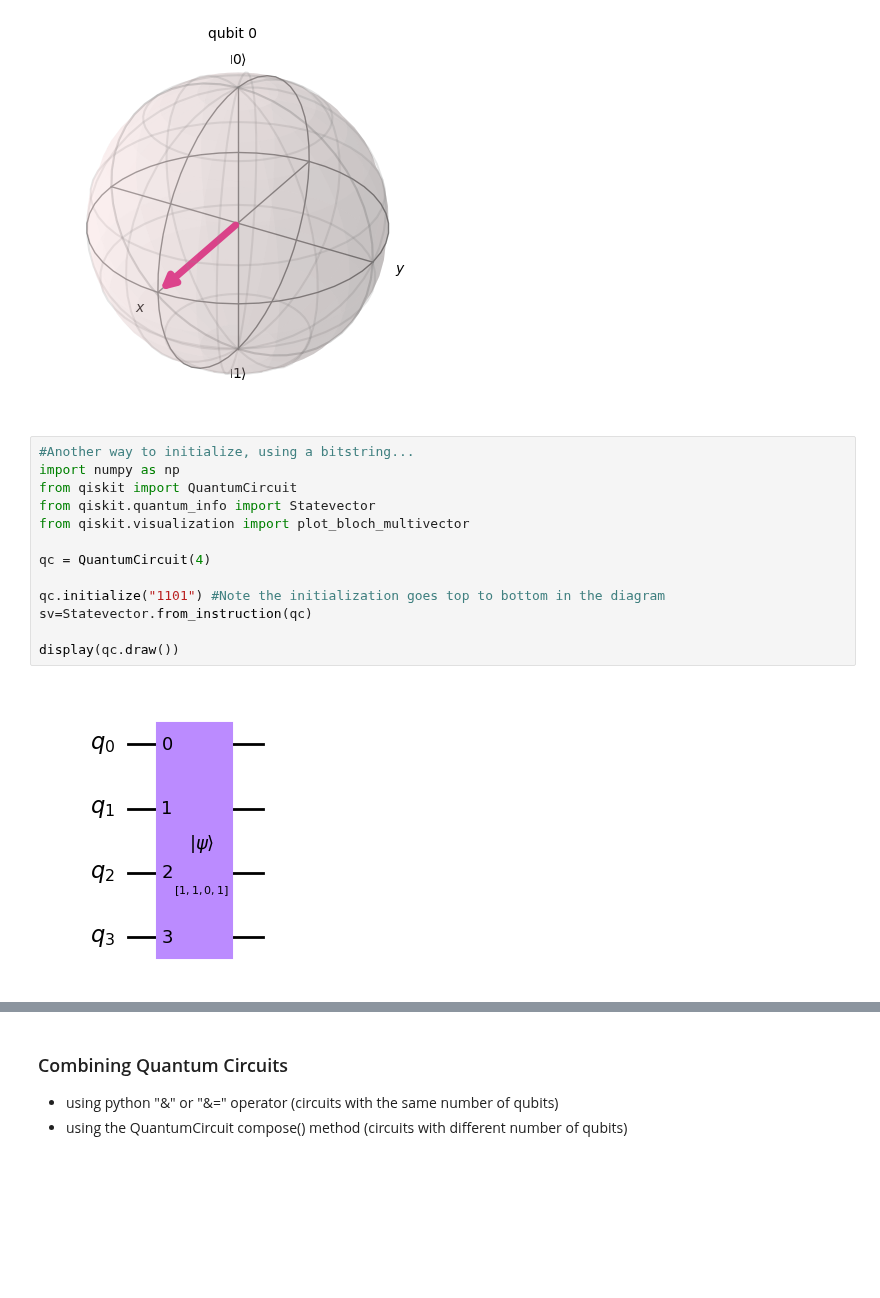
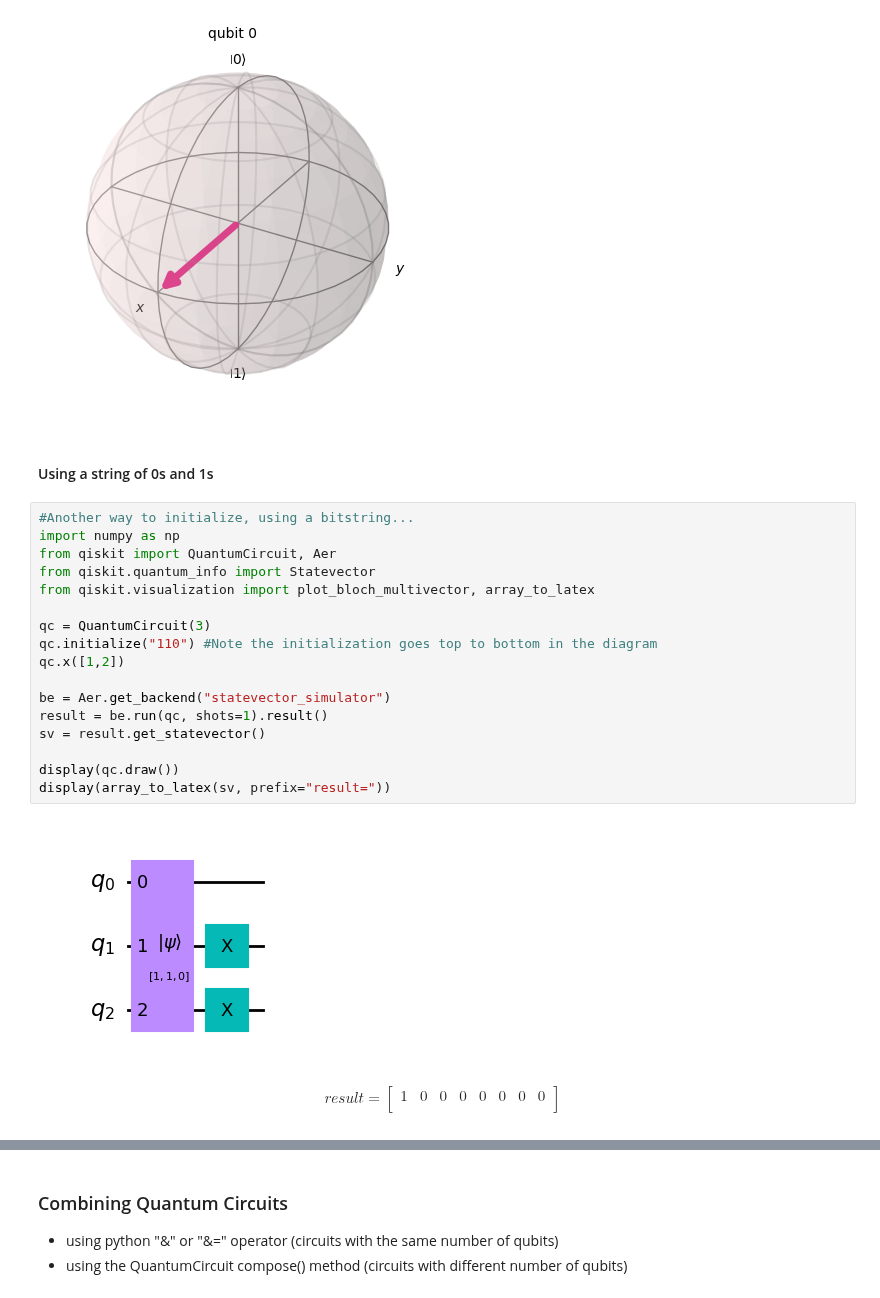
Before and after one commit to mrromaniuc/quantum-computing, a Jupyter notebook: IBMCertifiedAssociateDeveloperQiskit/01.7-Extend_Quantum_Circuits.ipynb, the cells around one changed output, grey strips where cells are left out. Cells and saved outputs as stored; diff of their text form; blank space fills up the shorter version.

```diff
--- a/IBMCertifiedAssociateDeveloperQiskit/01.7-Extend_Quantum_Circuits.ipynb
+++ b/IBMCertifiedAssociateDeveloperQiskit/01.7-Extend_Quantum_Circuits.ipynb
@@ -71,18 +73,30 @@ qc.draw()
 plot_bloch_multivector(sv)
 # %% [output]
 [figure]
+# %% [markdown]
+#### Using a string of 0s and 1s
 # %%
 #Another way to initialize, using a bitstring...
 import numpy as np
-from qiskit import QuantumCircuit
+from qiskit import QuantumCircuit, Aer
 from qiskit.quantum_info import Statevector
-from qiskit.visualization import plot_bloch_multivector
+from qiskit.visualization import plot_bloch_multivector, array_to_latex
 
-qc = QuantumCircuit(4)
+qc = QuantumCircuit(3)
+qc.initialize("110") #Note the initialization goes top to bottom in the diagram
+qc.x([1,2])
 
-qc.initialize("1101") #Note the initialization goes top to bottom in the diagram
-sv=Statevector.from_instruction(qc)
+be = Aer.get_backend("statevector_simulator")
+result = be.run(qc, shots=1).result()
+sv = result.get_statevector()
 
 display(qc.draw())
+display(array_to_latex(sv, prefix="result="))
 # %% [output]
-[figure, old version]
+[figure, new version]
+$$
+result=
+\begin{bmatrix}
+1 & 0 & 0 & 0 & 0 & 0 & 0 & 0  \\
+ \end{bmatrix}
+$$
```
Also changed, not shown: parts of 3 cells of this notebook.
